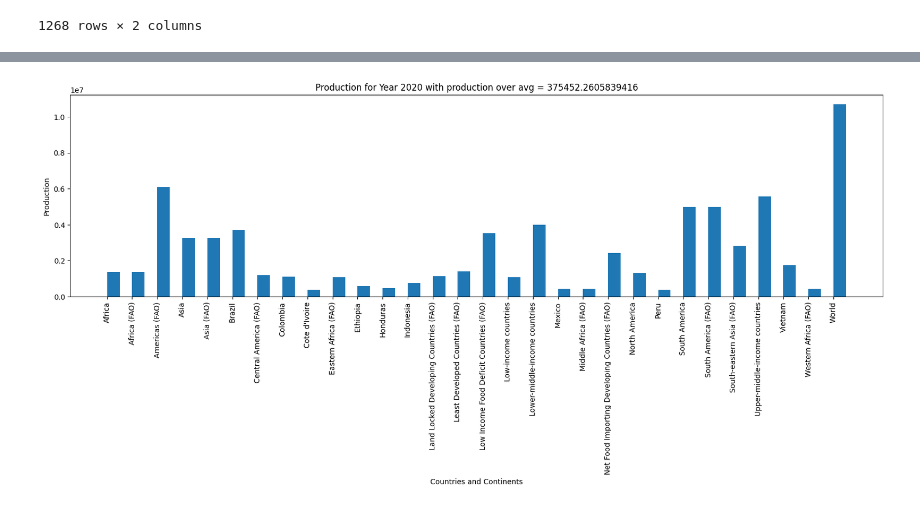
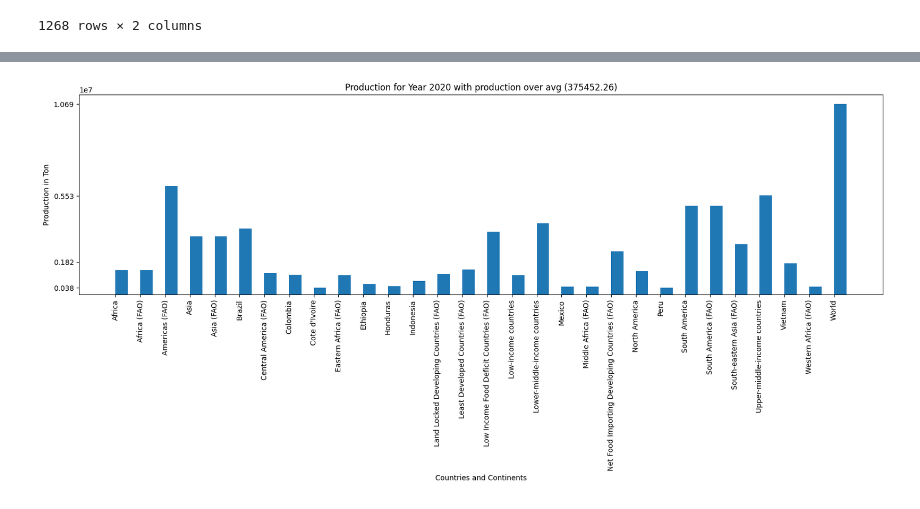
Before and after one commit to Sano75/Lab1, a Jupyter notebook: main/coffeeproduction.ipynb, the cells around one changed output, grey strips where cells are left out. Saved outputs shown, nothing was run; the diff lists cells and outputs as text; code cells hidden in the pictures.

```diff
--- a/main/coffeeproduction.ipynb
+++ b/main/coffeeproduction.ipynb
@@ -77,3 +78,16 @@ result
 | 2019 | World | 10029194 |
 | 2020 | World | 10688153 |
 1268 rows × 2 columns
+# %%
+y = result.Production
+X = result.Entity
+yarray = []
+ymin = min(result.Production)
+ymax = max(result.Production)
+yarray.append(ymin)
+yarray.append(ymax)
+yavg = round(sum(result.Production)/len(result.Production), 2)
+yarray.append(yavg)
+ymedian = round((ymin+ymax)/2,2)
+yarray.append(ymedian)
+yarray
@@ -80,10 +104,11 @@ result
 # %%
-plt.figure(figsize=(20, 5))
-plt.bar(result.Entity,result.Production, align='edge', width=0.5)
-plt.title(f"Production for Year {timeperiod} with production over avg = {prod}")
-plt.ylabel("Production")
+plt.figure(figsize=(20,5))
+plt.bar(X, y, align='edge', width=0.5)
+plt.title(f"Production for Year {timeperiod} with production over avg ({round(prod, 2)})")
+plt.ylabel("Production in Ton")
+plt.yticks(yarray)
 plt.xticks(rotation=90)
 plt.xlabel("Countries and Continents", labelpad=5)
 plt.show()
 # %% [output]
-[figure, old version]
+[figure, new version]
```
Also changed, not shown: parts of 5 cells of this notebook.
